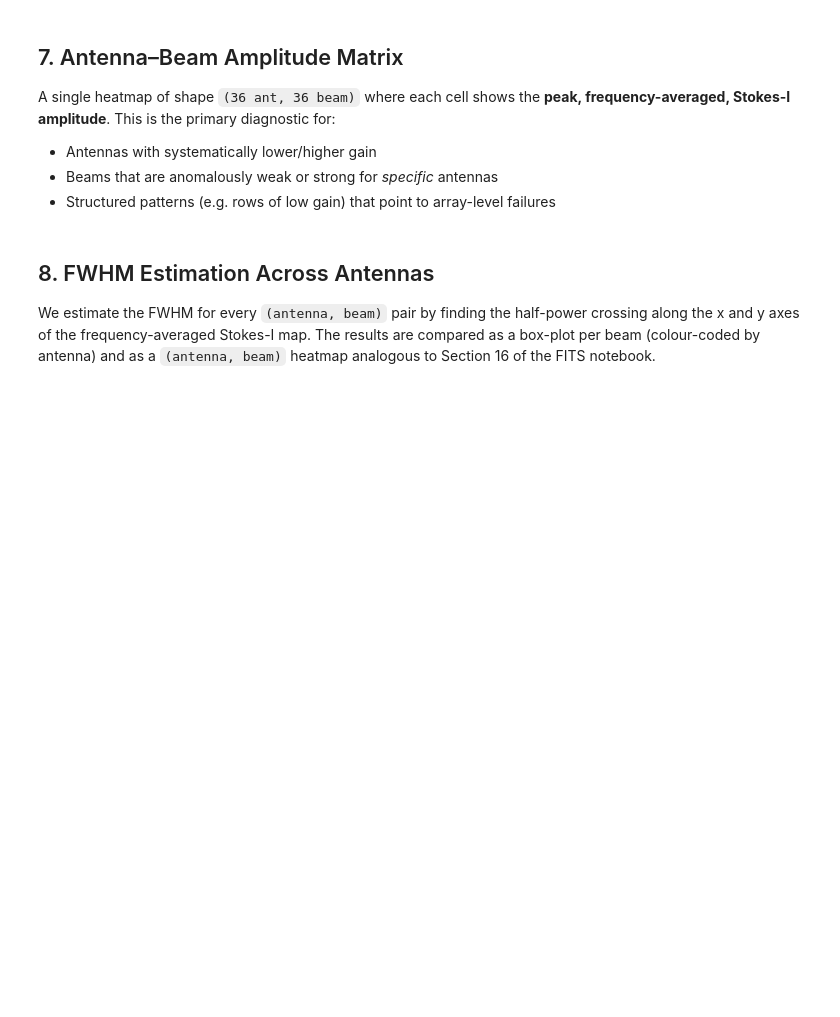
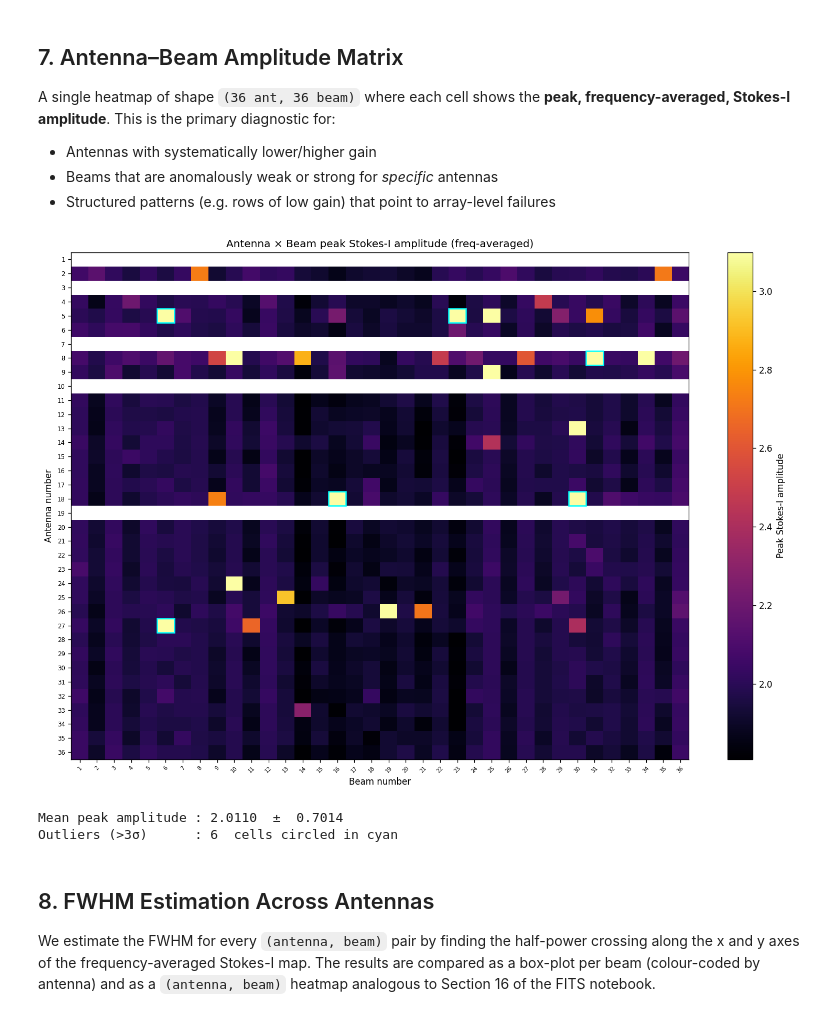
Before and after one commit to wasimraja81/askap-beam-analysis, a Jupyter notebook: holopy_hdf5_analysis.ipynb, the cells around one changed output. Saved outputs shown, nothing was run; the diff lists cells and outputs as text; code cells hidden in the pictures; blank space fills up the shorter version.

```diff
--- a/holopy_hdf5_analysis.ipynb
+++ b/holopy_hdf5_analysis.ipynb
@@ -246,33 +280,40 @@ for:
 # %%
 # peak over spatial, mean over frequency → (ant, beam)
 peak_mat = np.nanmax(
     np.nanmean(stokes_data[:, :, POL_IDX['I'], :, :, :], axis=2),   # mean freq → (ant,beam,y,x)
     axis=(-2, -1)                                                      # max spatial → (ant,beam)
 )
 
+_vmin_pm, _vmax_pm = np.nanpercentile(peak_mat[np.isfinite(peak_mat)], [1, 99])
+
 fig, ax = plt.subplots(figsize=(13, 9))
-im = ax.imshow(peak_mat, aspect='auto', cmap='inferno', origin='upper')
+im = ax.imshow(peak_mat, aspect='auto', cmap='inferno', origin='upper',
+               vmin=_vmin_pm, vmax=_vmax_pm)
 plt.colorbar(im, ax=ax, label='Peak Stokes-I amplitude')
 ax.set_xticks(np.arange(N_BEAM))
 ax.set_xticklabels(beams, fontsize=6, rotation=45)
 ax.set_yticks(np.arange(N_ANT))
 ax.set_yticklabels(antennas, fontsize=7)
 ax.set_xlabel('Beam number')
 ax.set_ylabel('Antenna number')
 ax.set_title('Antenna × Beam peak Stokes-I amplitude (freq-averaged)')
 
 # annotate outliers (> 3σ from mean)
-mu, sig = peak_mat.mean(), peak_mat.std()
+mu, sig = np.nanmean(peak_mat), np.nanstd(peak_mat)
 outliers = np.argwhere(np.abs(peak_mat - mu) > 3 * sig)
 for (i, j) in outliers:
     ax.add_patch(plt.Rectangle((j-0.5, i-0.5), 1, 1,
                                fill=False, edgecolor='cyan', lw=1.5))
 
 fig.tight_layout()
 plt.show()
 
 print(f'Mean peak amplitude : {mu:.4f}  ±  {sig:.4f}')
 print(f'Outliers (>3σ)      : {len(outliers)}  cells circled in cyan')
+# %% [output]
+[figure, added]
+Mean peak amplitude : 2.0110  ±  0.7014
+Outliers (>3σ)      : 6  cells circled in cyan
 # %% [markdown]
 ## 8. FWHM Estimation Across Antennas
 
```
Also changed, not shown: parts of 14 cells of this notebook.
